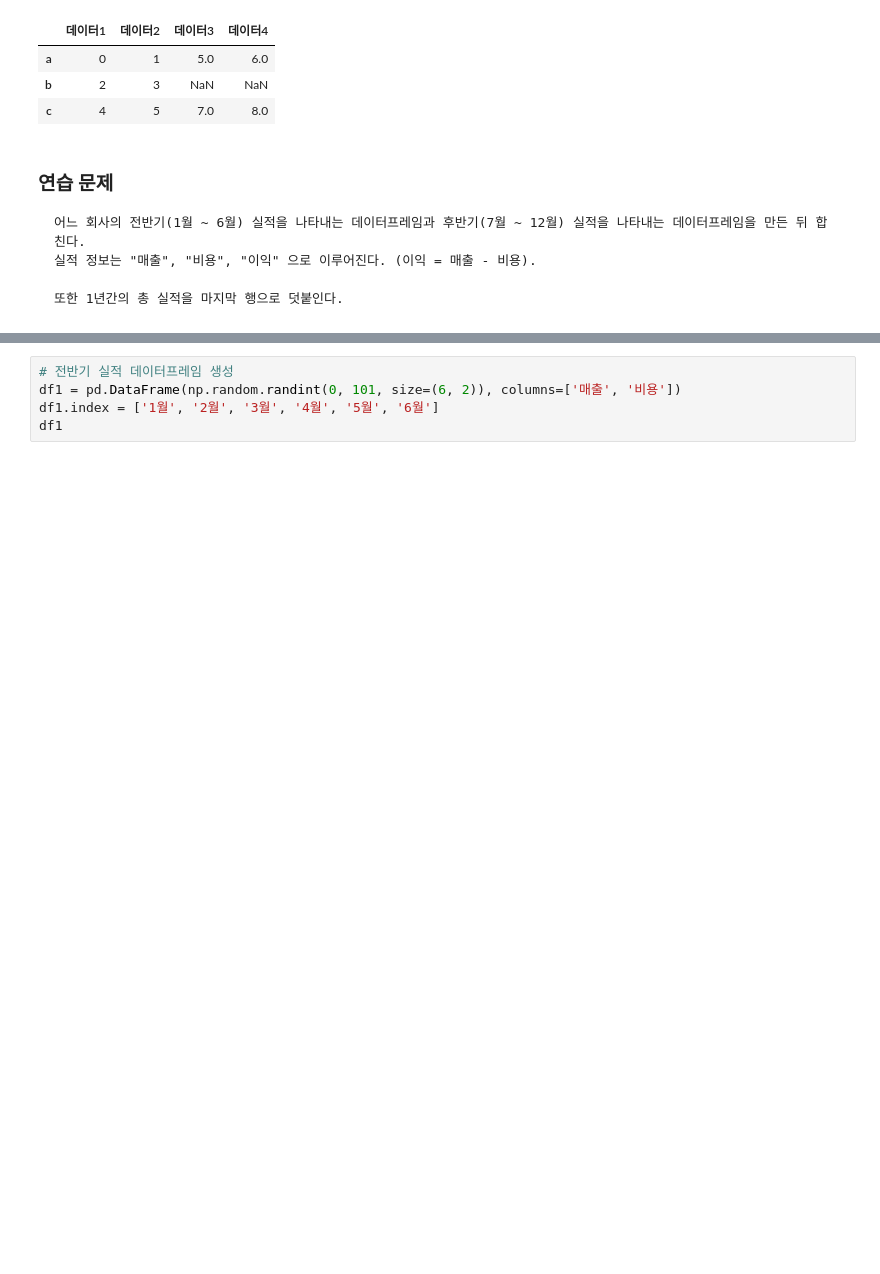
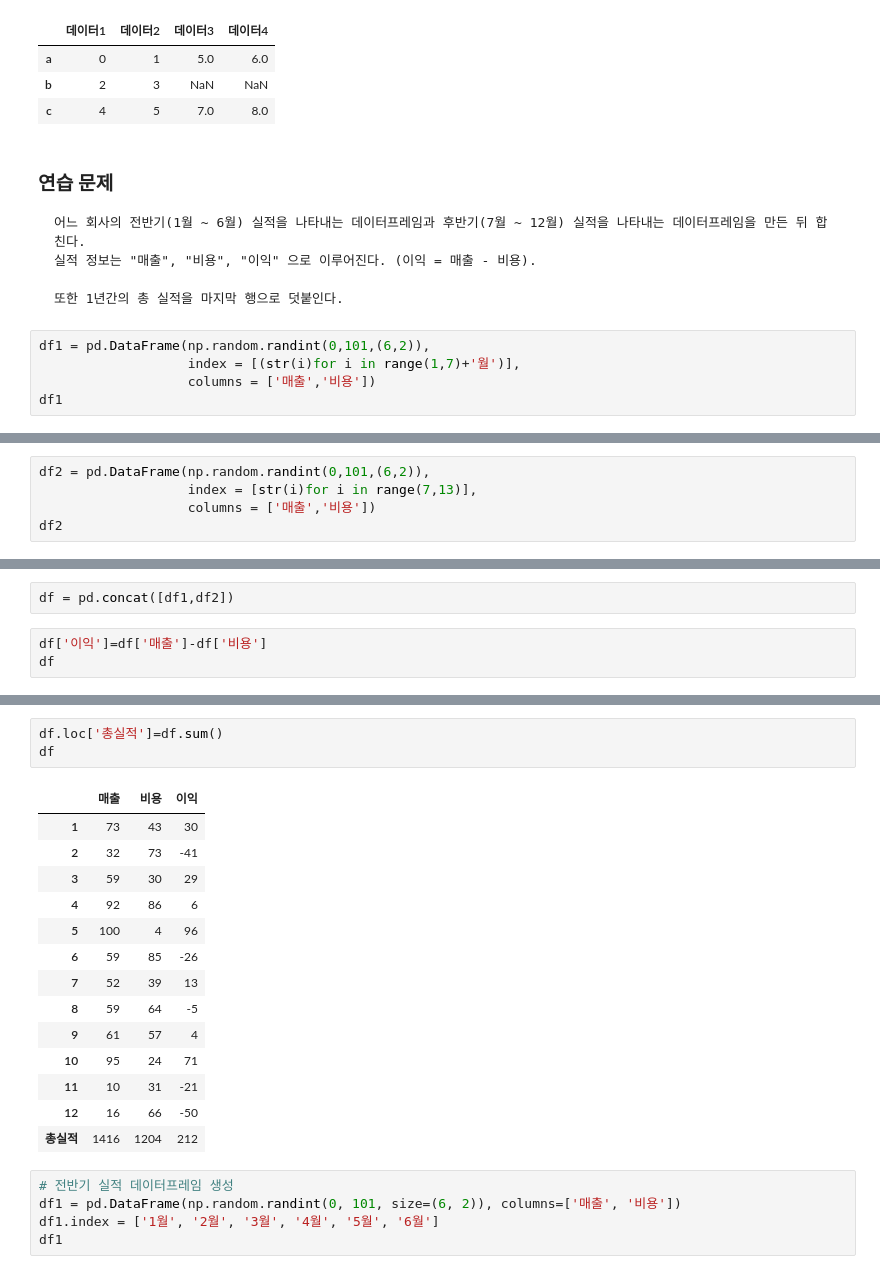
Before and after one commit to hana-K-918/wassup3, a Jupyter notebook: 03_Data_Preprocessing/02_07_Pandas 데이터프레임 합성.ipynb, the cells around one changed output, grey strips where cells are left out. Cells and saved outputs as stored; diff of their text form; blank space fills up the shorter version.

````diff
--- a/03_Data_Preprocessing/02_07_Pandas 데이터프레임 합성.ipynb
+++ b/03_Data_Preprocessing/02_07_Pandas 데이터프레임 합성.ipynb
@@ -466,3 +502,8 @@ pd.concat([df1, df2], axis=1)
 
 또한 1년간의 총 실적을 마지막 행으로 덧붙인다.
 ```
+# %%
+df1 = pd.DataFrame(np.random.randint(0,101,(6,2)),
+                   index = [(str(i)for i in range(1,7)+'월')],
+                   columns = ['매출','비용'])
+df1
@@ -468,0 +512,5 @@ pd.concat([df1, df2], axis=1)
+# %%
+df2 = pd.DataFrame(np.random.randint(0,101,(6,2)),
+                   index = [str(i)for i in range(7,13)],
+                   columns = ['매출','비용'])
+df2
@@ -468,0 +525,5 @@ pd.concat([df1, df2], axis=1)
+# %%
+df = pd.concat([df1,df2])
+# %%
+df['이익']=df['매출']-df['비용']
+df
@@ -469,3 +544,21 @@ pd.concat([df1, df2], axis=1)
+# %%
+df.loc['총실적']=df.sum()
+df
+# %% [output]
+|  | 매출 | 비용 | 이익 |
+| 1 | 73 | 43 | 30 |
+| 2 | 32 | 73 | -41 |
+| 3 | 59 | 30 | 29 |
+| 4 | 92 | 86 | 6 |
+| 5 | 100 | 4 | 96 |
+| 6 | 59 | 85 | -26 |
+| 7 | 52 | 39 | 13 |
+| 8 | 59 | 64 | -5 |
+| 9 | 61 | 57 | 4 |
+| 10 | 95 | 24 | 71 |
+| 11 | 10 | 31 | -21 |
+| 12 | 16 | 66 | -50 |
+| 총실적 | 1416 | 1204 | 212 |
 # %%
 # 전반기 실적 데이터프레임 생성
 df1 = pd.DataFrame(np.random.randint(0, 101, size=(6, 2)), columns=['매출', '비용'])
````
Also changed, not shown: parts of 11 cells of this notebook, 5 other files.
